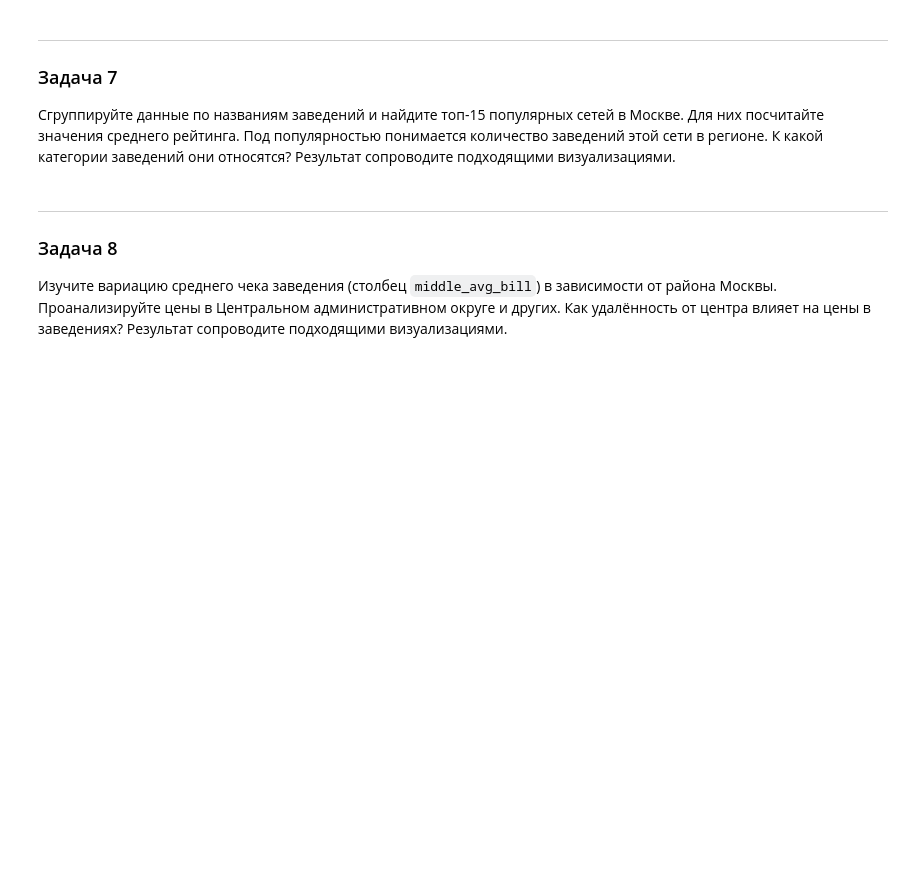
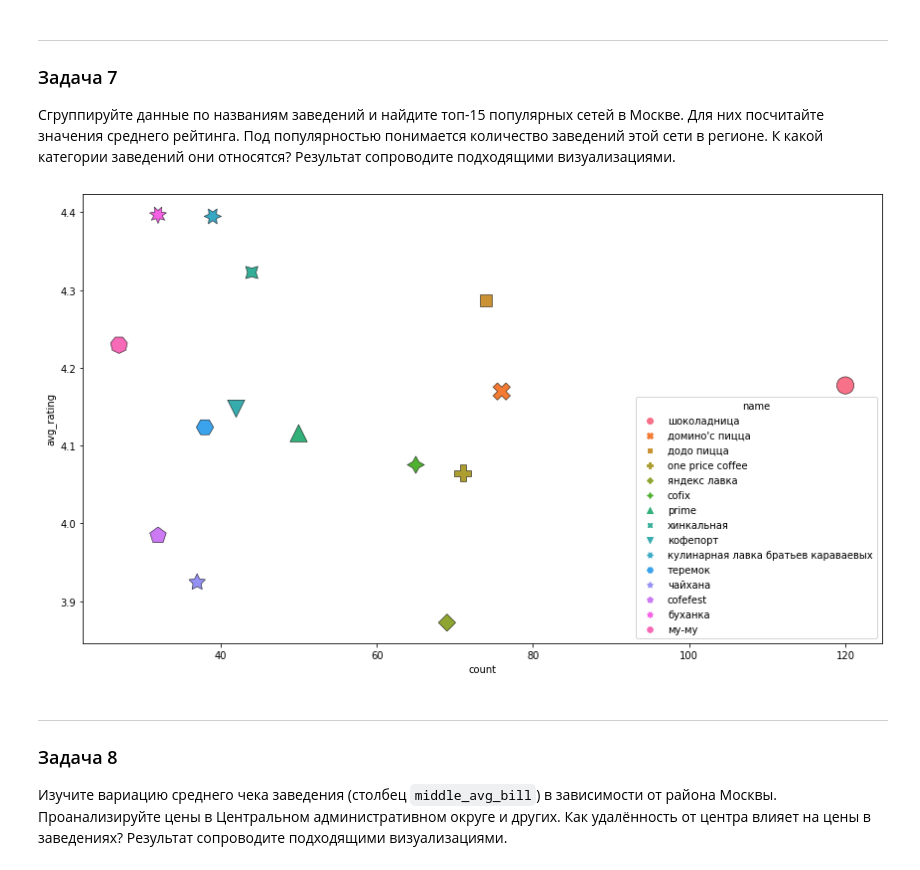
Before and after one commit to blbl-blbl/yandex_practicum_Data_Science_Course, a Jupyter notebook: Module_2_Python_Preprocessing/2. food sector analysis/food_sector_analysis.ipynb, the cells around one changed output. Saved outputs shown, nothing was run; the diff lists cells and outputs as text; code cells hidden in the pictures; blank space fills up the shorter version.

```diff
--- a/Module_2_Python_Preprocessing/2. food sector analysis/food_sector_analysis.ipynb
+++ b/Module_2_Python_Preprocessing/2. food sector analysis/food_sector_analysis.ipynb
@@ -580,6 +580,29 @@ plt.show()
 ### Задача 7
 
 Сгруппируйте данные по названиям заведений и найдите топ-15 популярных сетей в Москве. Для них посчитайте значения среднего рейтинга. Под популярностью понимается количество заведений этой сети в регионе. К какой категории заведений они относятся? Результат сопроводите подходящими визуализациями.
+# %%
+# Отбираем только сетевые
+t_df = df[df['chain']==1]
+
+# Группируем + отбираем топ-15 по количеству заведений
+grouped_t_df = t_df.groupby('name').agg(
+    count=('name', 'count'),
+    avg_rating=('rating', 'mean')
+).sort_values(by='count', ascending=False).reset_index().head(15)
+
+
+# Визуализация
+plt.figure(figsize=(12, 7))
+
+colors = sns.color_palette("husl", 15)
+
+sns.scatterplot(data=grouped_t_df, x="count", y="avg_rating", hue='name', s=300,
+               palette=colors, edgecolor='black', linewidth=0.5, style="name")
+
+plt.tight_layout()
+plt.show()
+# %% [output]
+[figure, added]
 # %% [markdown]
 ---
 
```
Also changed, not shown: parts of 4 cells of this notebook.
